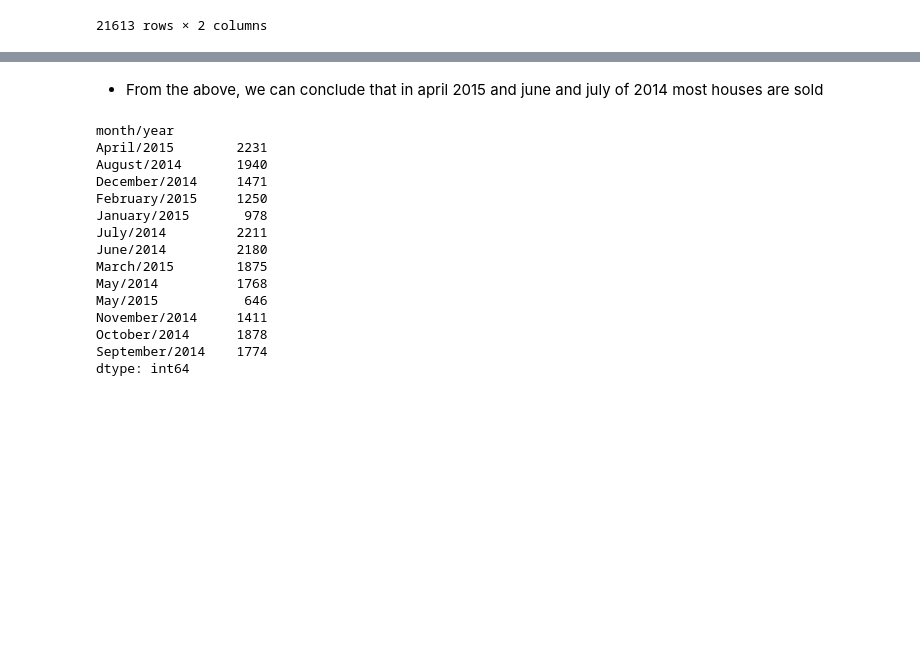
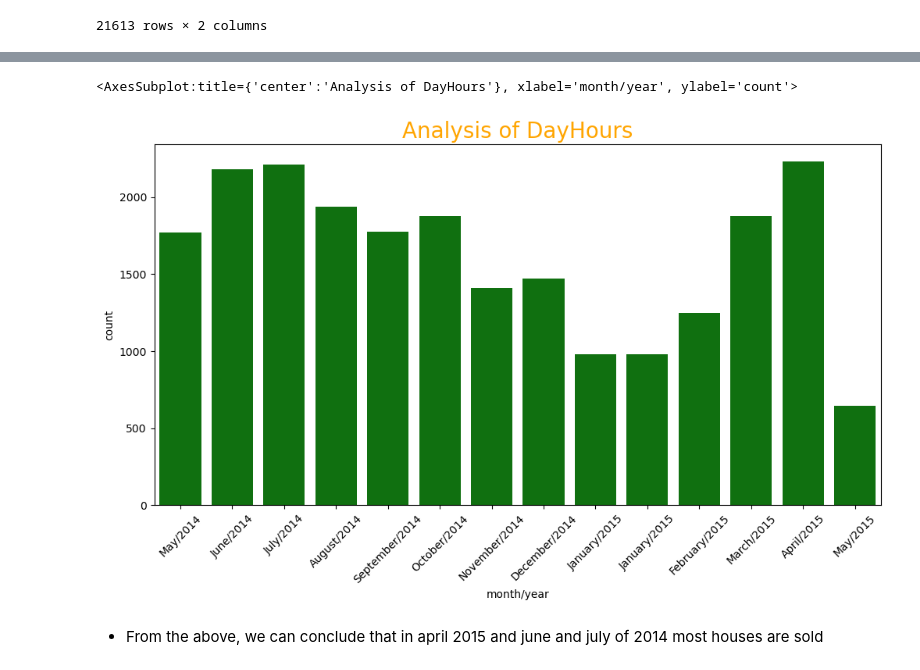
Before and after one commit to rivillasm/ineuron, a Jupyter notebook: Projects/RealEstate.ipynb, the cells around one changed output, grey strips where cells are left out. Saved outputs shown, nothing was run; the diff lists cells and outputs as text; code cells hidden in the pictures; blank space fills up the shorter version.

```diff
--- a/Projects/RealEstate.ipynb
+++ b/Projects/RealEstate.ipynb
@@ -552,0 +558,4 @@ sns.countplot(df['month/year'],color='green')
+# %%
+df['month']=df['dayhours'].apply(lambda x: x.strftime('%B'))
+df['year']=df['dayhours'].apply(lambda x: x.strftime('%Y'))
+df[['dayhours','month/year','year','month']]
@@ -553,20 +594,12 @@ sns.countplot(df['month/year'],color='green')
+# %%
+# houses sale per month
+plt.figure(figsize=(12,6))
+plt.xticks(rotation = 45)
+plt.title(f"Analysis of DayHours" , fontsize=20, color="orange")
+list_order=['May/2014','June/2014','July/2014','August/2014','September/2014','October/2014','November/2014','December/2014','January/2015','January/2015','February/2015','March/2015','April/2015','May/2015']
+sns.countplot(data=df, x='month/year',order=list_order,color='green')
+# %% [output]
+<AxesSubplot:title={'center':'Analysis of DayHours'}, xlabel='month/year', ylabel='count'>
+[figure, added]
 # %% [markdown]
 * From the above, we can conclude that in april 2015 and june and july of 2014 most houses are sold
-# %%
-df.groupby(['month/year']).size()
-# %% [output]
-month/year
-April/2015        2231
-August/2014       1940
-December/2014     1471
-February/2015     1250
-January/2015       978
-July/2014         2211
-June/2014         2180
-March/2015        1875
-May/2014          1768
-May/2015           646
-November/2014     1411
-October/2014      1878
-September/2014    1774
-dtype: int64
```
Also changed, not shown: parts of 8 cells of this notebook.
